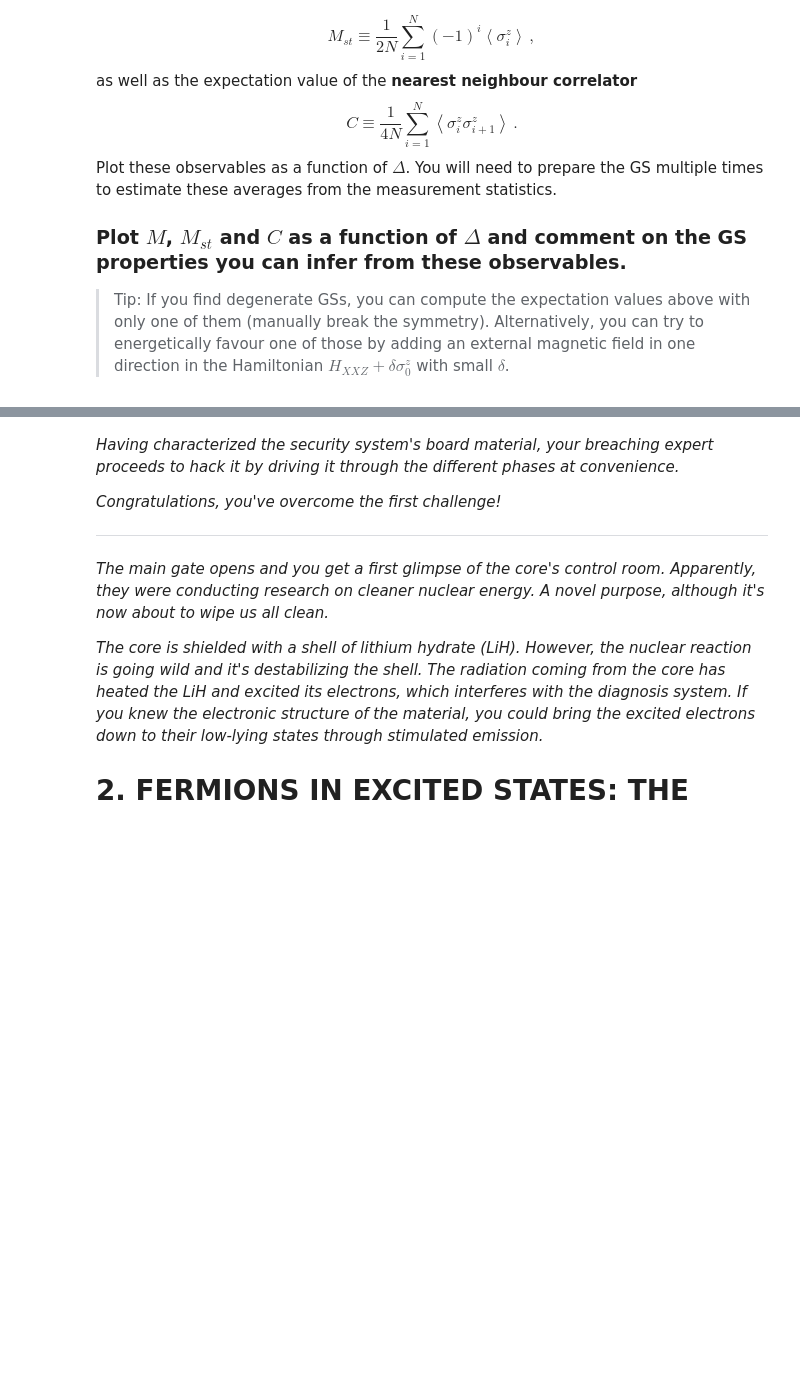
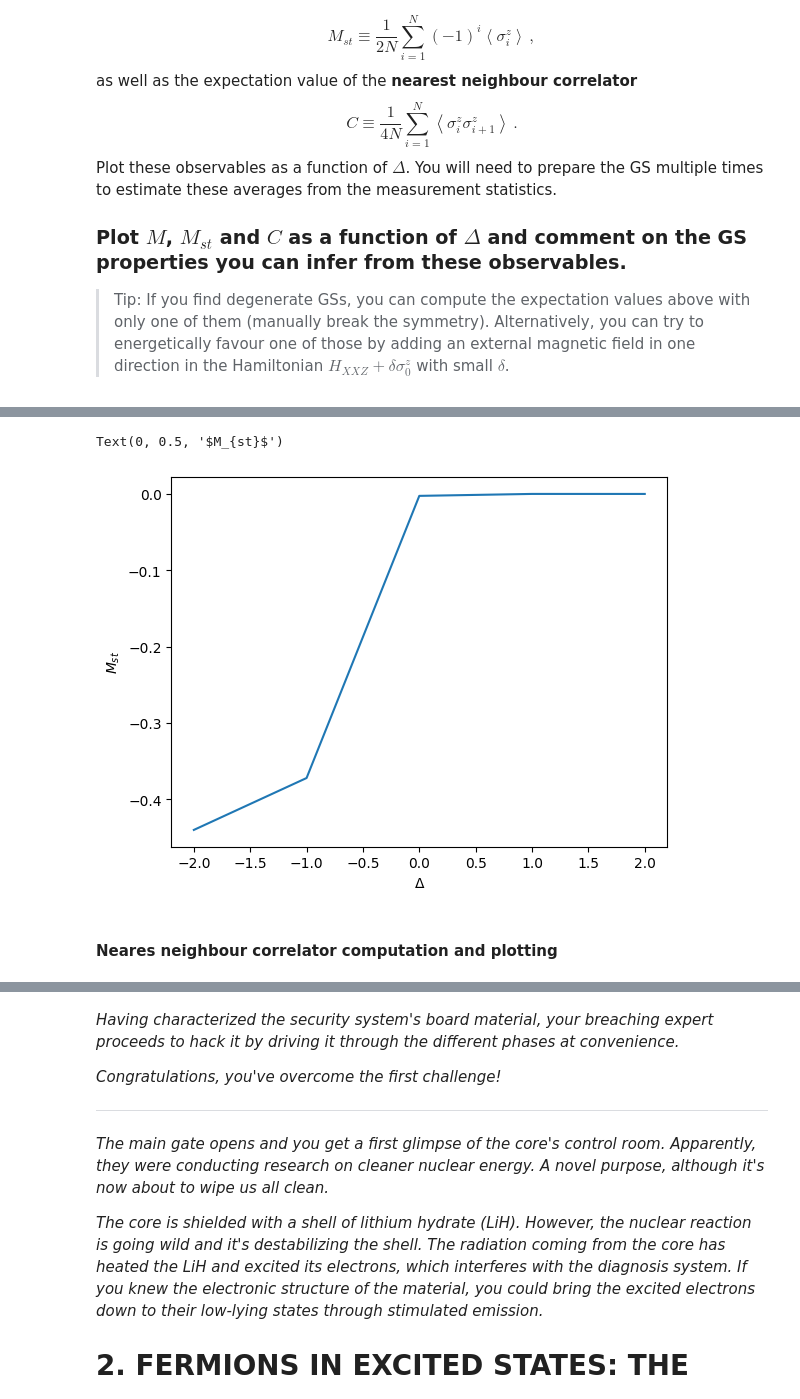
Before and after one commit to QuantumBarcelona/Qiskit-Hackathon-BCN, a Jupyter notebook: challenges/ICFO_challenge.ipynb, the cells around one changed output, grey strips where cells are left out. Cells and saved outputs as stored; diff of their text form; code cells hidden in the pictures; blank space fills up the shorter version.

```diff
--- a/challenges/ICFO_challenge.ipynb
+++ b/challenges/ICFO_challenge.ipynb
@@ -874,0 +885,10 @@ for delta in delta_list:
+# %%
+list1=[result_list[i]/12 for i in range(len(result_list))]
+plt.plot([-2,-1,0,1,2],list1)
+plt.xlabel("$\Delta$")
+plt.ylabel("$M_{st}$")
+# %% [output]
+Text(0, 0.5, '$M_{st}$')
+[figure, added]
+# %% [markdown]
+#### Neares neighbour correlator computation and plotting
```
Also changed, not shown: parts of 32 cells of this notebook, 4 other files.
